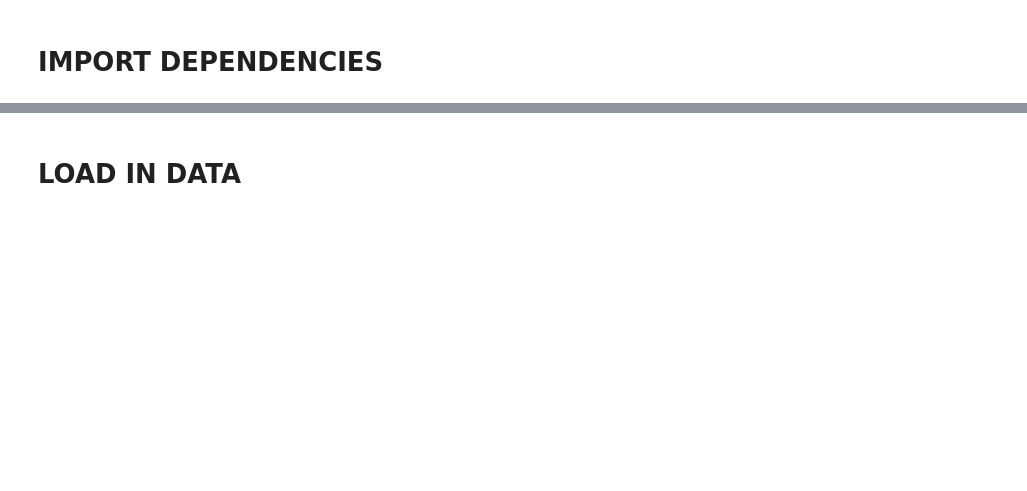
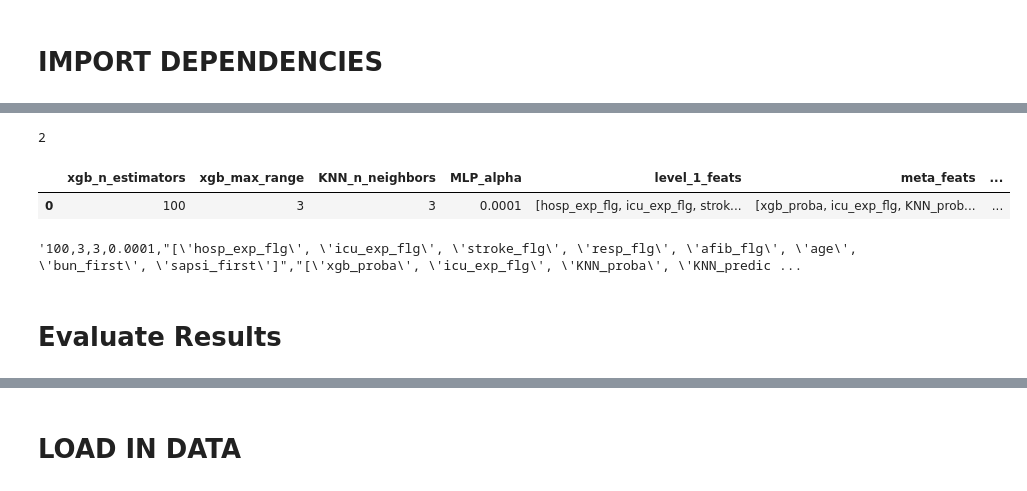
Before and after one commit to jessefphipps/SHAP-boost, a Jupyter notebook: Validation/SHAP_boost_validation_0.0.1.ipynb, the cells around one changed output, grey strips where cells are left out. Drawn from its saved outputs; the diff is of its cells as text; code cells hidden in the pictures; blank space fills up the shorter version.

```diff
--- a/Validation/SHAP_boost_validation_0.0.1.ipynb
+++ b/Validation/SHAP_boost_validation_0.0.1.ipynb
@@ -125,0 +467,27 @@ def run_analysis_on_csv_data(filepath, hot_encode_labels, features_to_drop, y_la
+# %%
+len(range(0, 2))
+# %% [output]
+2
+# %%
+new_row = {
+                        'xgb_n_estimators': model_parameters['xgb']['n_estimators'],
+                        'xgb_max_range': model_parameters['xgb']['max_depth'],
+                        'KNN_n_neighbors': model_parameters['KNN']['n_neighbors'],
+                        'MLP_alpha': model_parameters['MLP']['alpha'],
+                        'level_1_feats': [stacked_model['level_1_features']],
+                        'meta_feats': [stacked_model['meta_features']],
+                        'meta_feats_shap': [stacked_model['meta_shap_features']],
+                        'roc_no_shap': roc_no_shap,
+                        'roc_shap': roc_shap,
+                        'acc_no_shap': acc_no_shap,
+                        'acc_shap': acc_shap,
+                    }
+df_row = pd.DataFrame.from_dict(new_row)
+display(df_row)
+df_row.to_csv(index=False, header=False)
+# %% [output]
+|  | xgb_n_estimators | xgb_max_range | KNN_n_neighbors | MLP_alpha | level_1_feats | meta_feats | ... |
+| 0 | 100 | 3 | 3 | 0.0001 | [hosp_exp_flg, icu_exp_flg, strok... | [xgb_proba, icu_exp_flg, KNN_prob... | ... |
+'100,3,3,0.0001,"[\'hosp_exp_flg\', \'icu_exp_flg\', \'stroke_flg\', \'resp_flg\', \'afib_flg\', \'age\', \'bun_first\', \'sapsi_first\']","[\'xgb_proba\', \'icu_exp_flg\', \'KNN_proba\', \'KNN_predic ...
+# %% [markdown]
+# Evaluate Results
```
Also changed, not shown: parts of 16 cells of this notebook, 16 other files.
